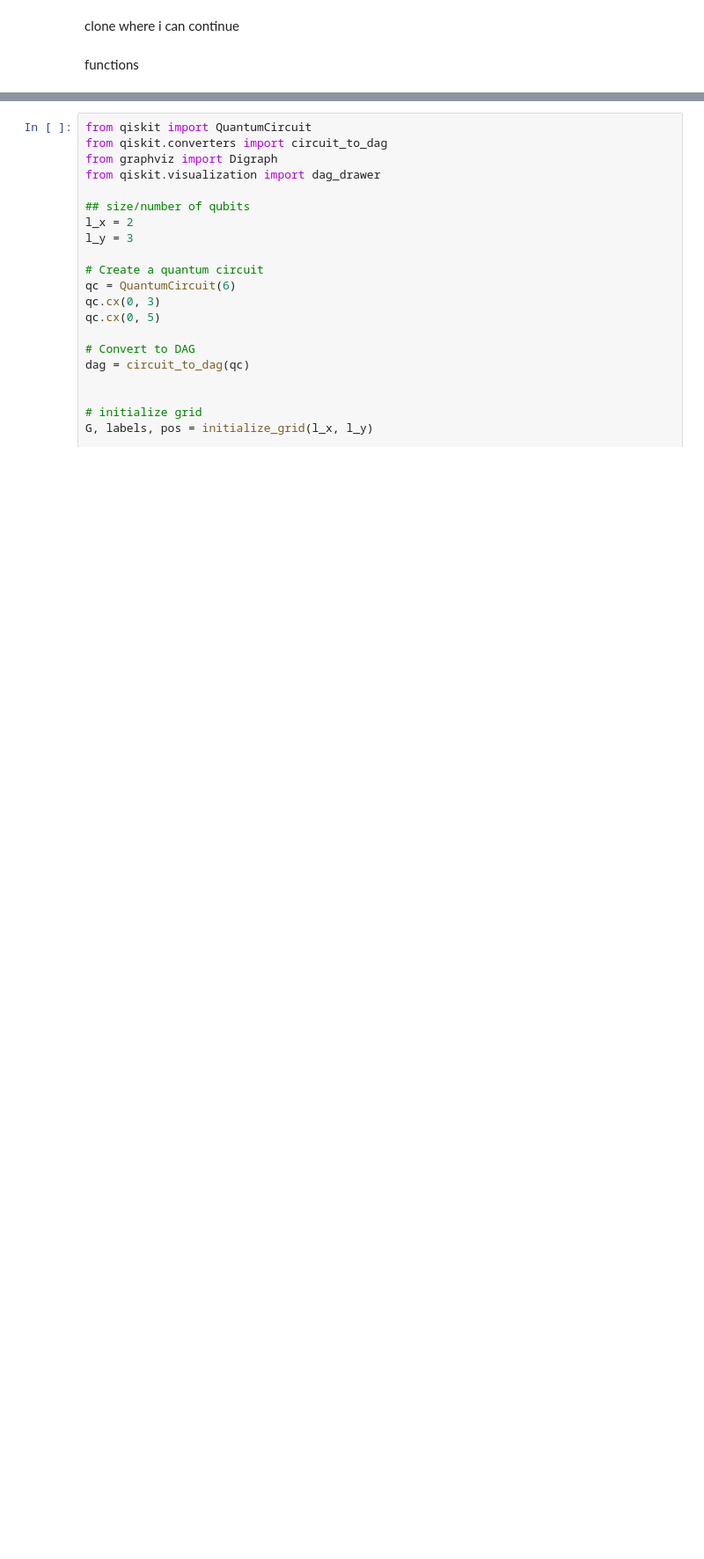
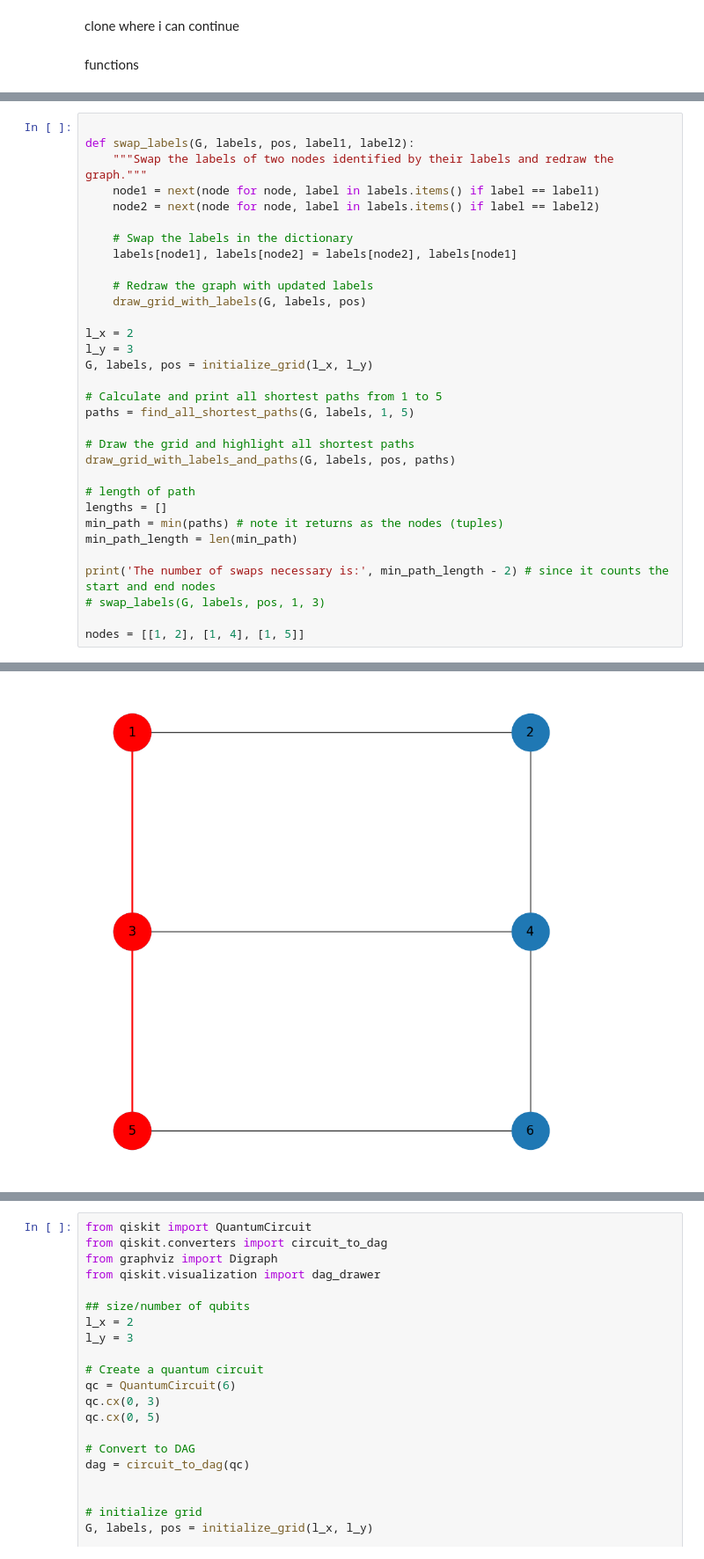
Before and after one commit to llast341/QELQuantumCompiler, a Jupyter notebook: gate_translation.ipynb, the cells around one changed output, grey strips where cells are left out. Shown at 88% size. Cells and saved outputs as stored; diff of their text form; blank space fills up the shorter version.

Commit message:
Added preliminary function to count the most relevant swaps. still incomplete

```diff
--- a/gate_translation.ipynb
+++ b/gate_translation.ipynb
@@ -602,0 +609,33 @@ def find_common_subpaths(paths, min_length=2):
+# %%
+
+def swap_labels(G, labels, pos, label1, label2):
+    """Swap the labels of two nodes identified by their labels and redraw the graph."""
+    node1 = next(node for node, label in labels.items() if label == label1)
+    node2 = next(node for node, label in labels.items() if label == label2)
+
+    # Swap the labels in the dictionary
+    labels[node1], labels[node2] = labels[node2], labels[node1]
+
+    # Redraw the graph with updated labels
+    draw_grid_with_labels(G, labels, pos)
+
+l_x = 2
+l_y = 3
+G, labels, pos = initialize_grid(l_x, l_y)
+
+# Calculate and print all shortest paths from 1 to 5
+paths = find_all_shortest_paths(G, labels, 1, 5)
+
+# Draw the grid and highlight all shortest paths
+draw_grid_with_labels_and_paths(G, labels, pos, paths)
+
+# length of path
+lengths = []
+min_path = min(paths) # note it returns as the nodes (tuples)
+min_path_length = len(min_path)
+
+print('The number of swaps necessary is:', min_path_length - 2) # since it counts the start and end nodes
+# swap_labels(G, labels, pos, 1, 3)
+
+nodes = [[1, 2], [1, 4], [1, 5]]
+# %% [output]
@@ -602,0 +643 @@ def find_common_subpaths(paths, min_length=2):
+[figure, added]
```
Also changed, not shown: parts of 8 cells of this notebook.
